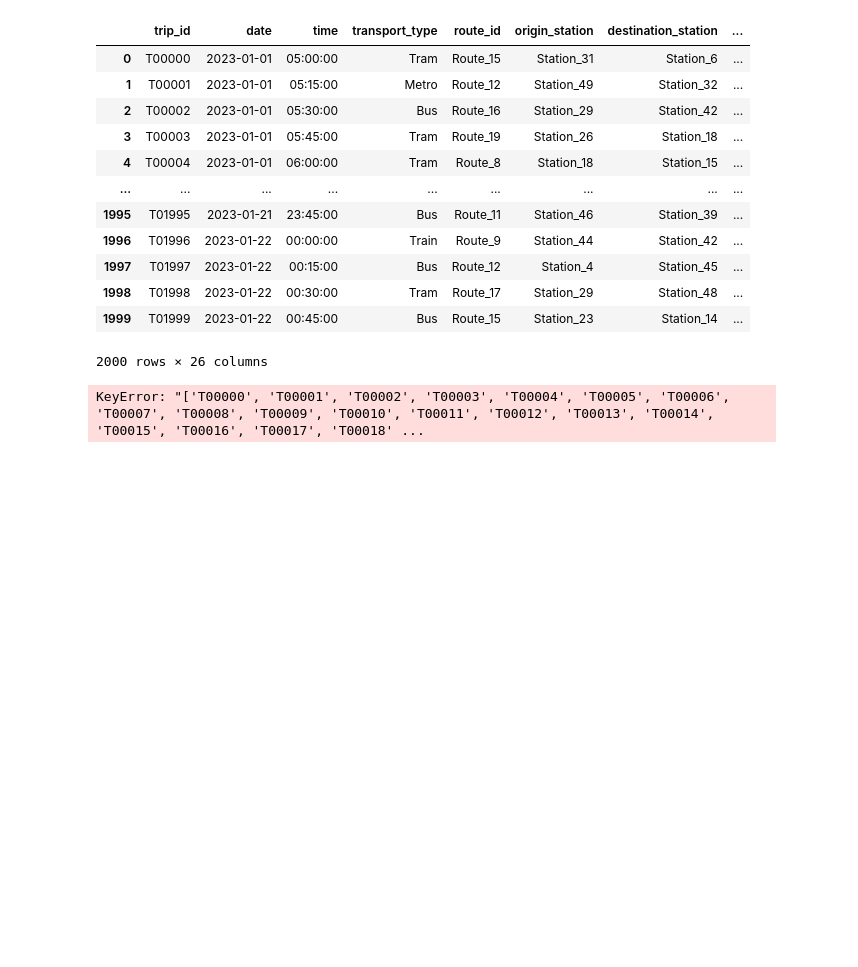
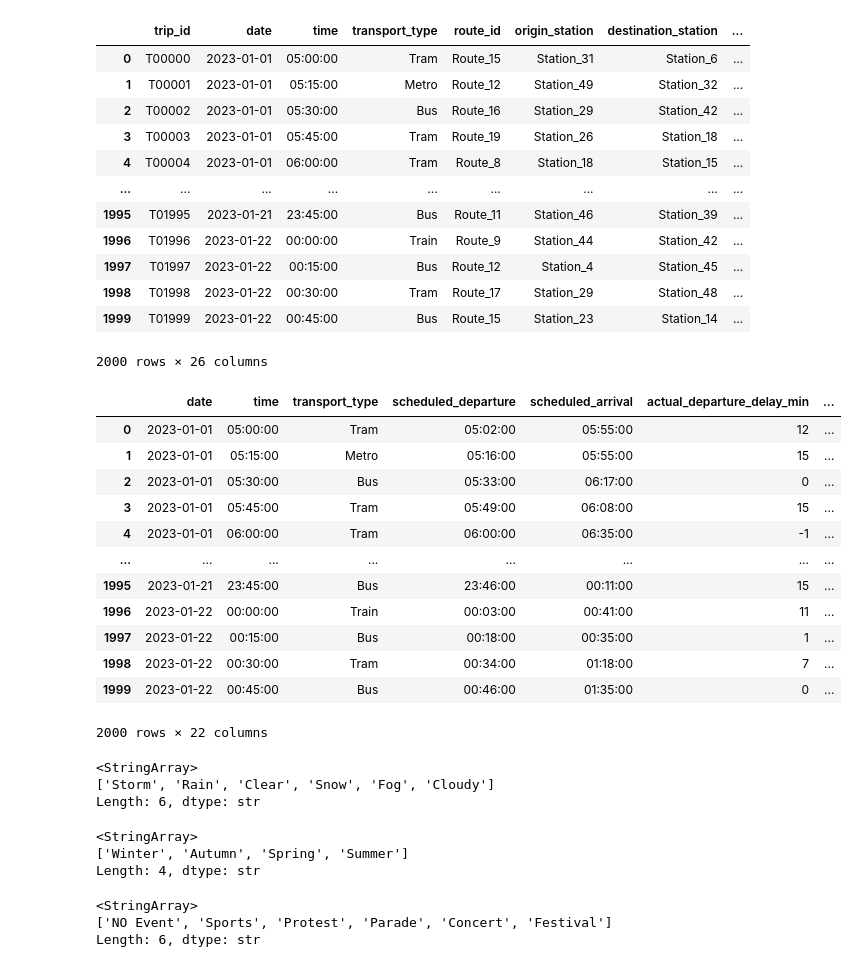
Before and after one commit to Prakalp-74/Public_Transport_delay, a Jupyter notebook: public_delay/public.ipynb, the cells around one changed output. Cells and saved outputs as stored; diff of their text form; code cells hidden in the pictures; blank space fills up the shorter version.

Commit message:
Splitting data in category of weather, season, event_type

```diff
--- a/public_delay/public.ipynb
+++ b/public_delay/public.ipynb
@@ -365,6 +365,38 @@ df
 | 1999 | T01999 | 2023-01-22 | 00:45:00 | Bus | Route_15 | Station_23 | Station_14 | ... |
 2000 rows × 26 columns
 # %%
-df = df.drop(columns=['trip_id', 'route_id' ])
+df = df.drop(columns=['trip_id', 'route_id', 'origin_station', 'destination_station'])
-# %% [output]
-KeyError: "['T00000', 'T00001', 'T00002', 'T00003', 'T00004', 'T00005', 'T00006', 'T00007', 'T00008', 'T00009', 'T00010', 'T00011', 'T00012', 'T00013', 'T00014', 'T00015', 'T00016', 'T00017', 'T00018' ...
+# %%
+df
+# %% [output]
+|  | date | time | transport_type | scheduled_departure | scheduled_arrival | actual_departure_delay_min | ... |
+| 0 | 2023-01-01 | 05:00:00 | Tram | 05:02:00 | 05:55:00 | 12 | ... |
+| 1 | 2023-01-01 | 05:15:00 | Metro | 05:16:00 | 05:55:00 | 15 | ... |
+| 2 | 2023-01-01 | 05:30:00 | Bus | 05:33:00 | 06:17:00 | 0 | ... |
+| 3 | 2023-01-01 | 05:45:00 | Tram | 05:49:00 | 06:08:00 | 15 | ... |
+| 4 | 2023-01-01 | 06:00:00 | Tram | 06:00:00 | 06:35:00 | -1 | ... |
+| ... | ... | ... | ... | ... | ... | ... | ... |
+| 1995 | 2023-01-21 | 23:45:00 | Bus | 23:46:00 | 00:11:00 | 15 | ... |
+| 1996 | 2023-01-22 | 00:00:00 | Train | 00:03:00 | 00:41:00 | 11 | ... |
+| 1997 | 2023-01-22 | 00:15:00 | Bus | 00:18:00 | 00:35:00 | 1 | ... |
+| 1998 | 2023-01-22 | 00:30:00 | Tram | 00:34:00 | 01:18:00 | 7 | ... |
+| 1999 | 2023-01-22 | 00:45:00 | Bus | 00:46:00 | 01:35:00 | 0 | ... |
+2000 rows × 22 columns
+# %%
+df['weather_condition'].unique()
+# %% [output]
+<StringArray>
+['Storm', 'Rain', 'Clear', 'Snow', 'Fog', 'Cloudy']
+Length: 6, dtype: str
+# %%
+df['season'].unique()
+# %% [output]
+<StringArray>
+['Winter', 'Autumn', 'Spring', 'Summer']
+Length: 4, dtype: str
+# %%
+df['event_type'].unique()
+# %% [output]
+<StringArray>
+['NO Event', 'Sports', 'Protest', 'Parade', 'Concert', 'Festival']
+Length: 6, dtype: str
```
Also changed, not shown: parts of 1 cell of this notebook.
